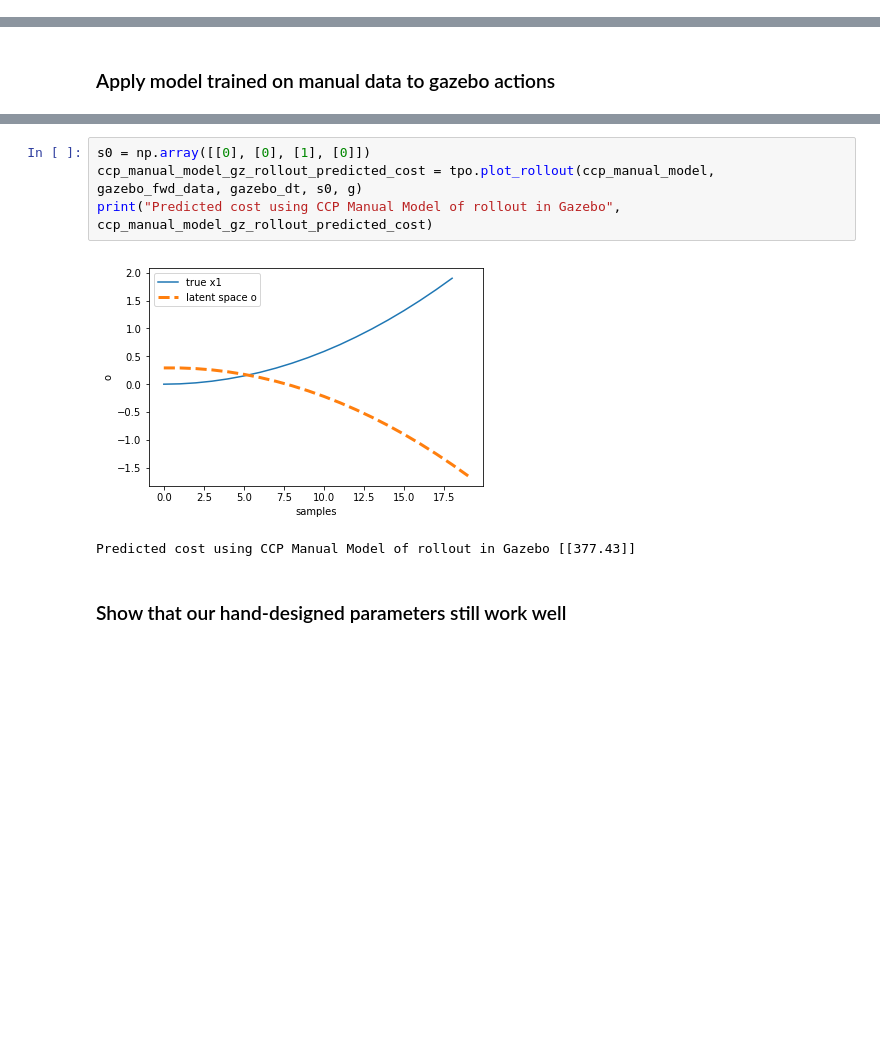
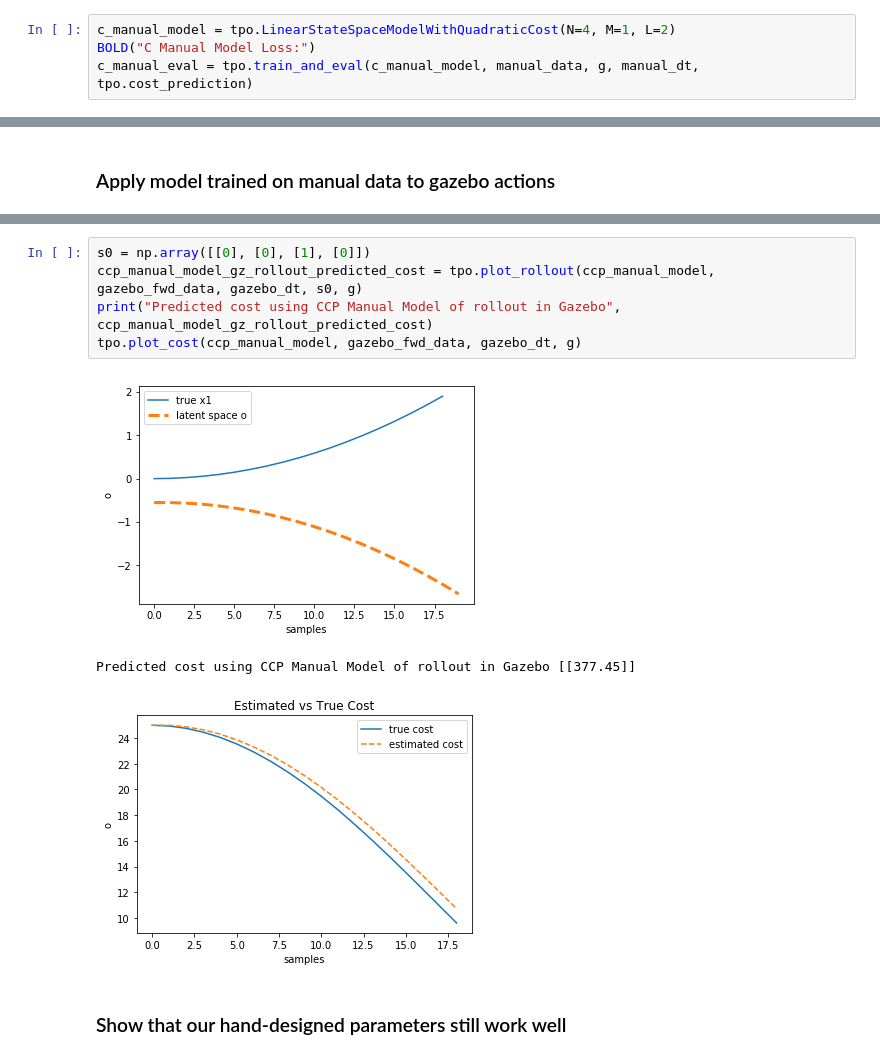
Before and after one commit to PeterMitrano/notebooks, a Jupyter notebook: toy_problem_optimization.ipynb, the cells around one changed output, grey strips where cells are left out. Cells and saved outputs as stored; diff of their text form; blank space fills up the shorter version.

Commit message:
organized most of the reuslts in a table
 - added more plotting functionality

```diff
--- a/toy_problem_optimization.ipynb
+++ b/toy_problem_optimization.ipynb
@@ -121,0 +126,4 @@ Median cost for random parameters 75.125
+# %%
+c_manual_model = tpo.LinearStateSpaceModelWithQuadraticCost(N=4, M=1, L=2)
+BOLD("C Manual Model Loss:")
+c_manual_eval = tpo.train_and_eval(c_manual_model, manual_data, g, manual_dt, tpo.cost_prediction)
@@ -241,10 +275,12 @@ Predicted cost using CSP Manual Model of rollout in Gazebo [[379.06]]
 # %%
 s0 = np.array([[0], [0], [1], [0]])
 ccp_manual_model_gz_rollout_predicted_cost = tpo.plot_rollout(ccp_manual_model, gazebo_fwd_data, gazebo_dt, s0, g)
 print("Predicted cost using CCP Manual Model of rollout in Gazebo", ccp_manual_model_gz_rollout_predicted_cost)
+tpo.plot_cost(ccp_manual_model, gazebo_fwd_data, gazebo_dt, g)
 # %% [output]
-[figure, old version]
+[figure, new version]
-Predicted cost using CCP Manual Model of rollout in Gazebo [[377.43]]
+Predicted cost using CCP Manual Model of rollout in Gazebo [[377.45]]
+[figure, added]
 # %% [markdown]
 ### Show that our hand-designed parameters still work well
 # %%
```
Also changed, not shown: parts of 18 cells of this notebook.
